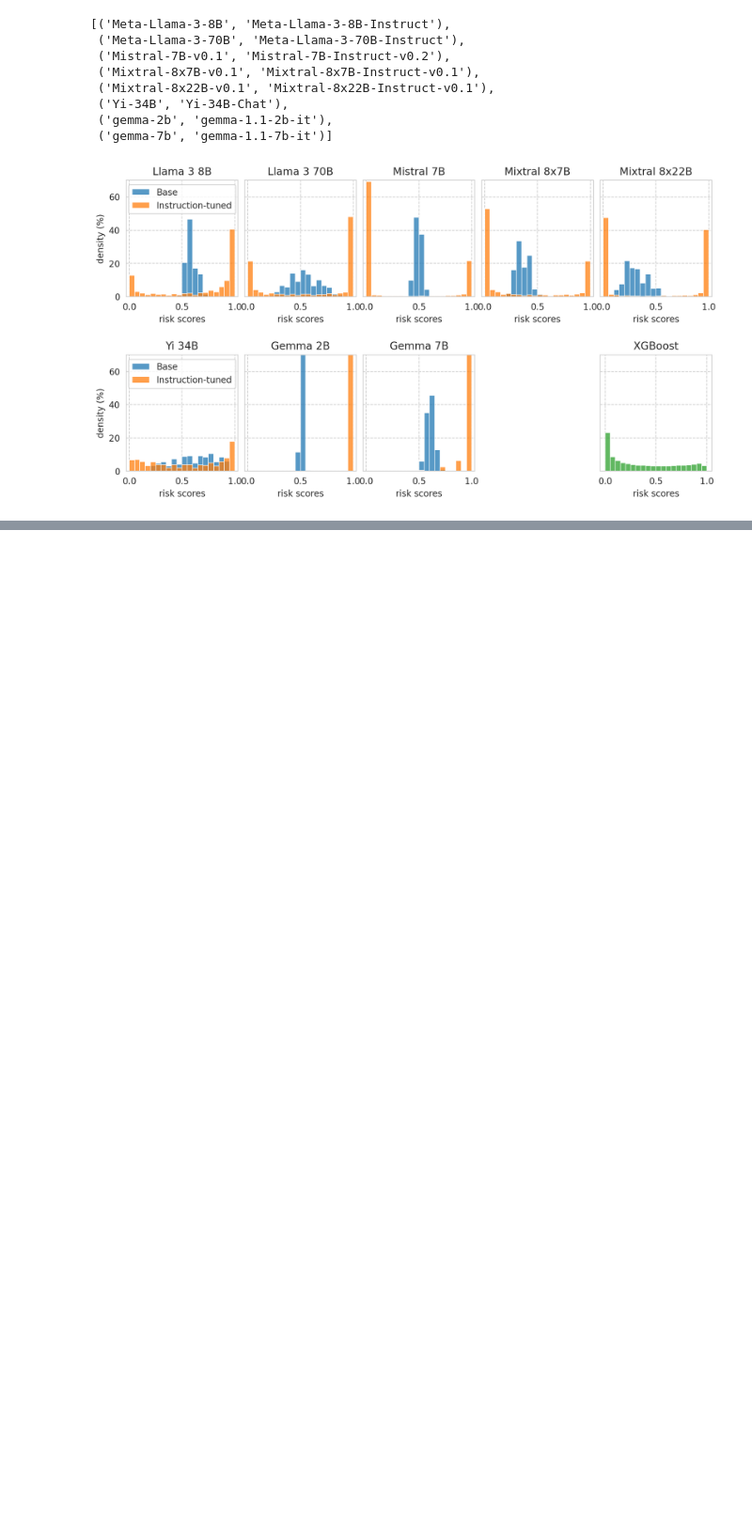
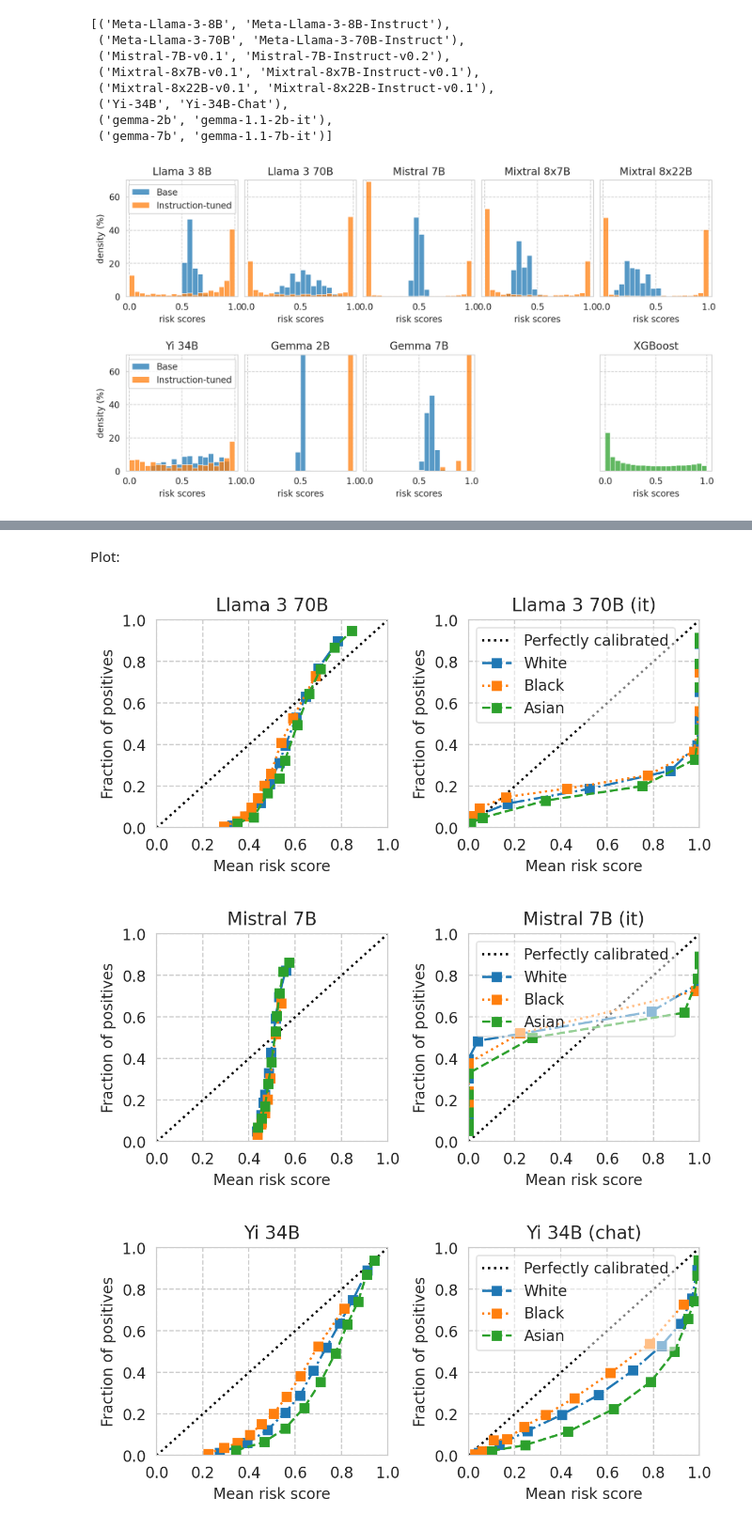
Before and after one commit to socialfoundations/folktexts, a Jupyter notebook: notebooks/paper-plots-and-tables.ipynb, the cells around one changed output, grey strips where cells are left out. Shown at 94% size. Drawn from its saved outputs; the diff is of its cells as text; code cells hidden in the pictures; blank space fills up the shorter version.

```diff
--- a/notebooks/paper-plots-and-tables.ipynb
+++ b/notebooks/paper-plots-and-tables.ipynb
@@ -727,0 +802,3 @@ Score distribution should get more discriminative (less Gaussian-shaped) with in
+# %%
+%%time
+acs_dataset = ACSDataset.make_from_task(task=TASK, cache_dir=DATA_DIR)
@@ -727,0 +809,2 @@ Score distribution should get more discriminative (less Gaussian-shaped) with in
+# %% [markdown]
+Plot:
@@ -727,0 +851,49 @@ Score distribution should get more discriminative (less Gaussian-shaped) with in
+# %%
+from sklearn.calibration import CalibrationDisplay
+
+# Get results for the current task
+task_df = results_df[results_df[task_col] == TASK]
+
+# Get all base/instruct model pairs
+base_models_to_plot = task_df["base_name"].unique().tolist()
+base_models_to_plot = [m for m in base_models_to_plot if "gemma-2-" not in m.lower()]    # exclude Gemma 2 models; results seem iffy
+
+instr_models_to_plot = [
+    task_df[
+        (task_df["base_name"] == m)
+        & (task_df[model_col] != m)
+    ][model_col].iloc[0]
+    for m in base_models_to_plot
+]
+
+base_it_pairs = list(zip(base_models_to_plot, instr_models_to_plot))
+
+
+for base_model, it_model in tqdm(base_it_pairs):
+    fig, axes = plt.subplots(ncols=2, figsize=(6.5, 2.5), gridspec_kw=dict(wspace=0.35), sharey=False)
+
+    for idx, ax, m in zip(range(len(axes)), axes, (base_model, it_model)):
+
+        curr_row = task_df[(task_df[model_col] == m) & (task_df["uses_all_features"])].iloc[0]
+        curr_id = curr_row.name
+
+        plot_cali_curve(curr_id, ax=ax, df=task_df)
+
+        # Remove left plot legend
+        if idx == 0:
+            ax.get_legend().remove()
+        else:
+            ax.legend(loc="upper left", framealpha=0.5)
+
+        ax.set_xlim(0, 1)
+        ax.set_ylim(0, 1)
+
+        ax.set_xlabel("Mean risk score")
+        ax.set_ylabel("Fraction of positives")
+
+    plt.plot()
+    save_fig(fig, f"calibration-curves-per-subgroup.{base_model}.pdf")
+# %% [output]
+[figure, added]
+[figure, added]
+[figure, added]
```
Also changed, not shown: parts of 27 cells of this notebook.
